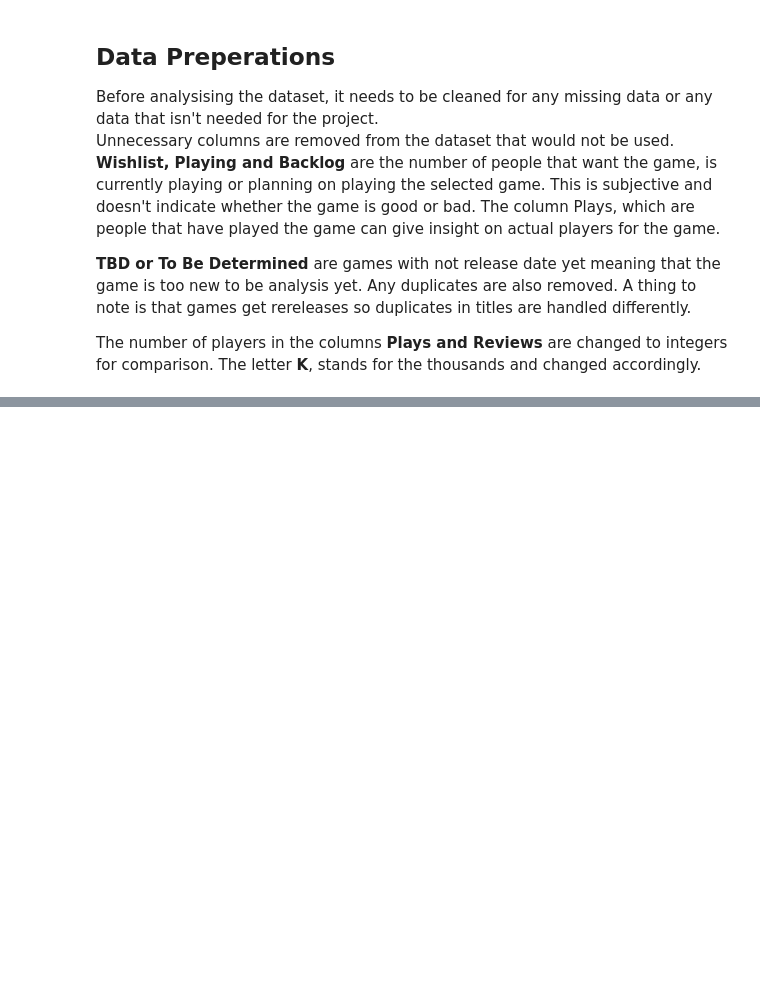
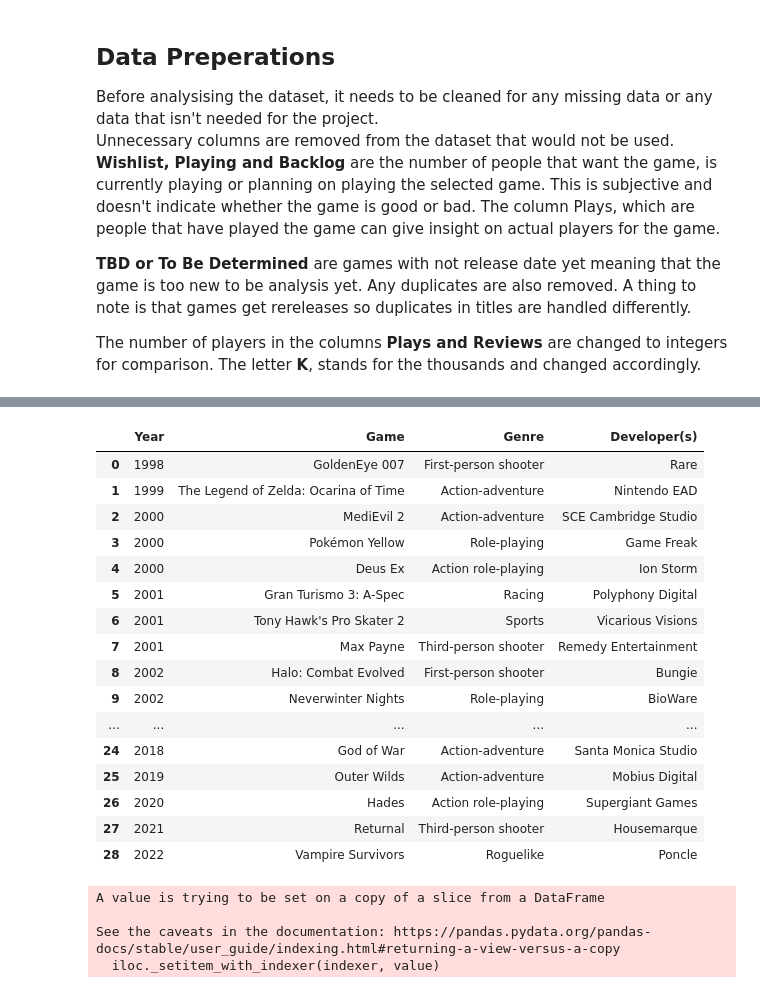
Before and after one commit to Tommyphung1/Predicting-Video-Games-Profit-with-Genres, a Jupyter notebook: notebook_1.ipynb, the cells around one changed output, grey strips where cells are left out. Saved outputs shown, nothing was run; the diff lists cells and outputs as text; code cells hidden in the pictures; blank space fills up the shorter version.

```diff
--- a/notebook_1.ipynb
+++ b/notebook_1.ipynb
@@ -37,0 +45,22 @@ PUT GRAPH HERE
+# %%
+GOTY_df = pd.read_excel('datasets/Sample GOTY.xlsx')
+# %%
+GOTY_df
+# %% [output]
+|  | Year | Game | Genre | Developer(s) |
+| 0 | 1998 | GoldenEye 007 | First-person shooter | Rare |
+| 1 | 1999 | The Legend of Zelda: Ocarina of Time | Action-adventure | Nintendo EAD |
+| 2 | 2000 | MediEvil 2 | Action-adventure | SCE Cambridge Studio |
+| 3 | 2000 | Pokémon Yellow | Role-playing | Game Freak |
+| 4 | 2000 | Deus Ex | Action role-playing | Ion Storm |
+| 5 | 2001 | Gran Turismo 3: A-Spec | Racing | Polyphony Digital |
+| 6 | 2001 | Tony Hawk's Pro Skater 2 | Sports | Vicarious Visions |
+| 7 | 2001 | Max Payne | Third-person shooter | Remedy Entertainment |
+| 8 | 2002 | Halo: Combat Evolved | First-person shooter | Bungie |
+| 9 | 2002 | Neverwinter Nights | Role-playing | BioWare |
+| ... | ... | ... | ... | ... |
+| 24 | 2018 | God of War | Action-adventure | Santa Monica Studio |
+| 25 | 2019 | Outer Wilds | Action-adventure | Mobius Digital |
+| 26 | 2020 | Hades | Action role-playing | Supergiant Games |
+| 27 | 2021 | Returnal | Third-person shooter | Housemarque |
+| 28 | 2022 | Vampire Survivors | Roguelike | Poncle |
@@ -37,0 +69,7 @@ PUT GRAPH HERE
+# %%
+df['GOTY'].loc[df.Title.isin(GOTY_df.Game.values)] = 1
+# %% [output]
+A value is trying to be set on a copy of a slice from a DataFrame
+
+See the caveats in the documentation: https://pandas.pydata.org/pandas-docs/stable/user_guide/indexing.html#returning-a-view-versus-a-copy
+  iloc._setitem_with_indexer(indexer, value)
```
Also changed, not shown: parts of 23 cells of this notebook, 2 other files.
